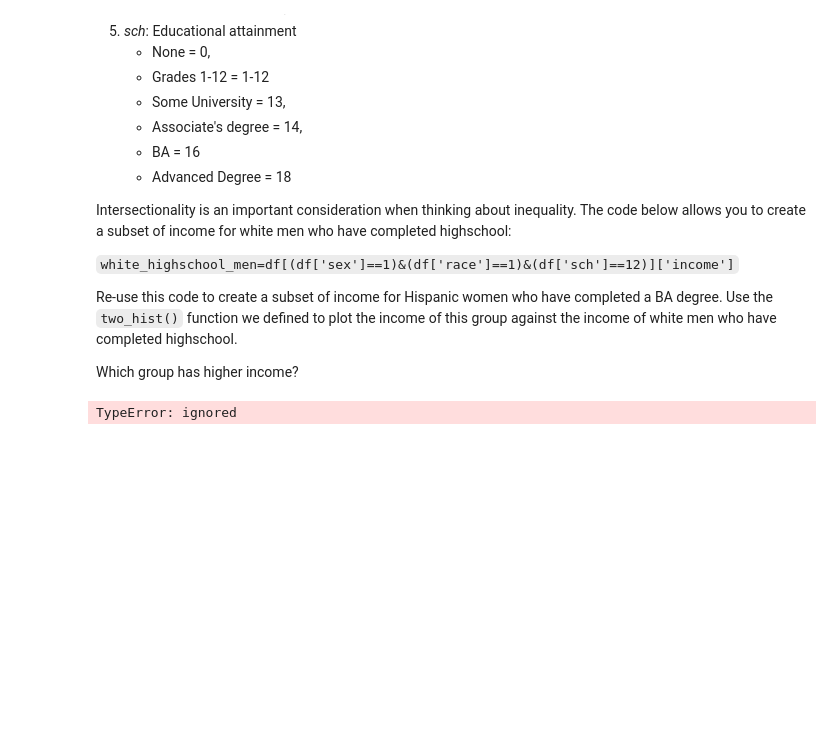
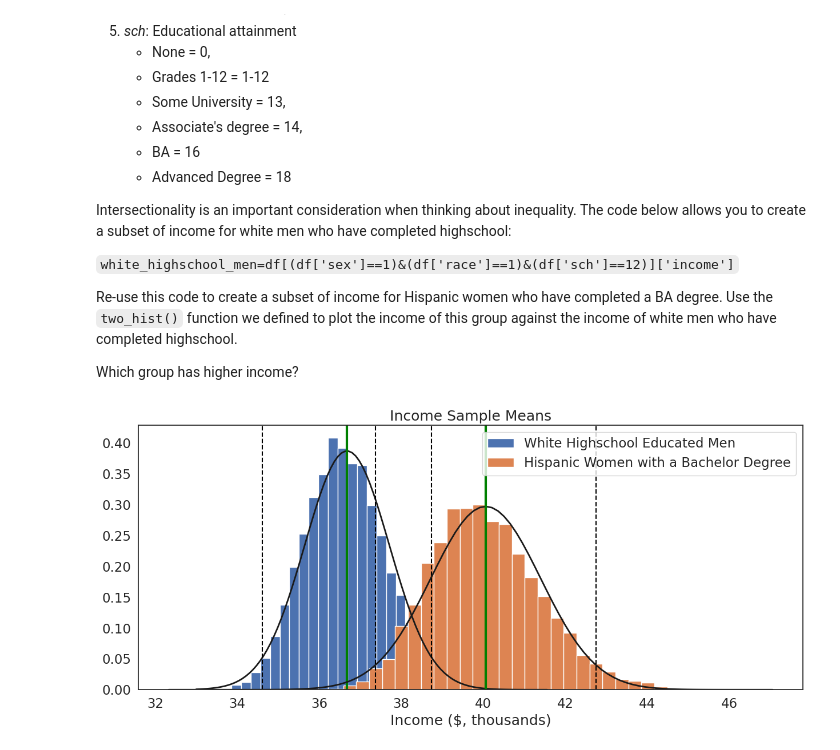
Before and after one commit to vittoriadaveri/QM-2-FINAL, a Jupyter notebook: Copy_of_W5_Distributions_and_Basic_Statistics.ipynb, the cells around one changed output. Drawn from its saved outputs; the diff is of its cells as text; code cells hidden in the pictures; blank space fills up the shorter version.

```diff
--- a/Copy_of_W5_Distributions_and_Basic_Statistics.ipynb
+++ b/Copy_of_W5_Distributions_and_Basic_Statistics.ipynb
@@ -568,14 +568,14 @@ Which group has higher income?
 # %%
 # Correct the subsets creation by removing the &df['income'] which is incorrect
 white_highschool_men=df[(df['sex']==1)&(df['race']==1)&(df['sch']==12)]['income']
 hispanic_BA_women=df[(df['sex'] == 2)& (df['race'] == 3 ) & (df['sch'] == 16)] ['income']
 
 # Now call the two_hist function with correct number of arguments
 two_hist(
-    [white_highschool_men, hispanic_BA_women], ['White Highschool Educated Men', 'Hispanic Women with a Bachelors Degree'])
+    [white_highschool_men, hispanic_BA_women], ['White Highschool Educated Men', 'Hispanic Women with a Bachelor Degree'], 'Income ($, thousands)', "Income Sample Means")
 
 plt.show()
 
 # Answer - White Highschool Educated Men
 # %% [output]
-TypeError: ignored
+[figure, added]
```
